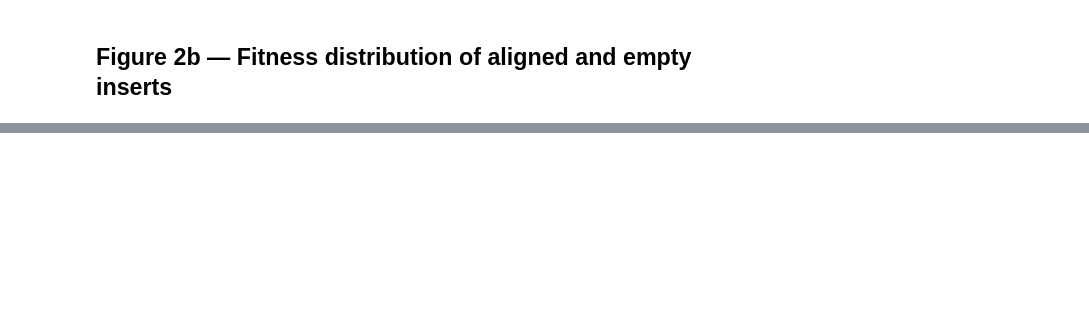
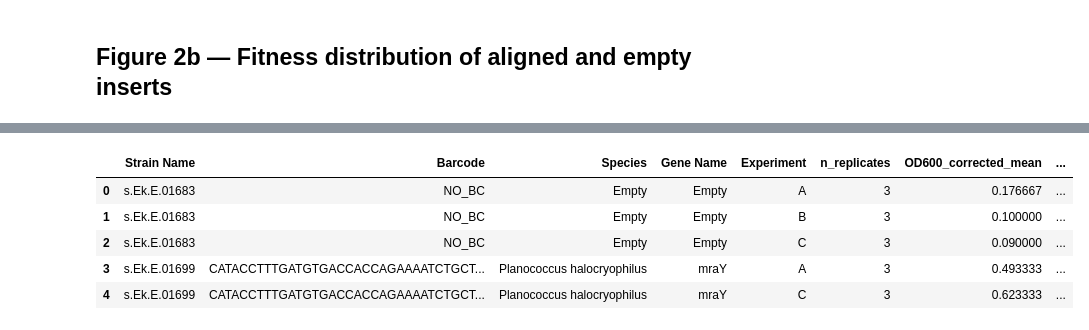
Before and after one commit to Pioneer-Research-Labs/11-genome-hgt-publication, a Jupyter notebook: figure_code/figure2.ipynb, the cells around one changed output, grey strips where cells are left out. Saved outputs shown, nothing was run; the diff lists cells and outputs as text; code cells hidden in the pictures; blank space fills up the shorter version.

```diff
--- a/figure_code/figure2.ipynb
+++ b/figure_code/figure2.ipynb
@@ -223,0 +273,17 @@ fig.savefig(RESULTS_DIR / "figure2b_insert_fitness_distribution.pdf", bbox_inche
+# %%
+validation_data = pd.read_csv(DATA_DIR / "clonal_validation_data.csv")
+
+validation_data_wFitness = validation_data.merge(bc_fitness_means[["bc_sequence", "mean_fitness_corrected", "std_fitness"]],
+                                                  left_on = "Barcode", right_on = "bc_sequence", how = "left")
+
+### Fill NA with 0
+validation_data_wFitness["mean_fitness_corrected"] = validation_data_wFitness["mean_fitness_corrected"].fillna(0)
+validation_data_wFitness["std_fitness"] = validation_data_wFitness["std_fitness"].fillna(0)
+validation_data_wFitness.head()
+# %% [output]
+|  | Strain Name | Barcode | Species | Gene Name | Experiment | n_replicates | OD600_corrected_mean | ... |
+| 0 | s.Ek.E.01683 | NO_BC | Empty | Empty | A | 3 | 0.176667 | ... |
+| 1 | s.Ek.E.01683 | NO_BC | Empty | Empty | B | 3 | 0.100000 | ... |
+| 2 | s.Ek.E.01683 | NO_BC | Empty | Empty | C | 3 | 0.090000 | ... |
+| 3 | s.Ek.E.01699 | CATACCTTTGATGTGACCACCAGAAAATCTGCT... | Planococcus halocryophilus | mraY | A | 3 | 0.493333 | ... |
+| 4 | s.Ek.E.01699 | CATACCTTTGATGTGACCACCAGAAAATCTGCT... | Planococcus halocryophilus | mraY | C | 3 | 0.623333 | ... |
```
Also changed, not shown: parts of 21 cells of this notebook, 6 other files.
